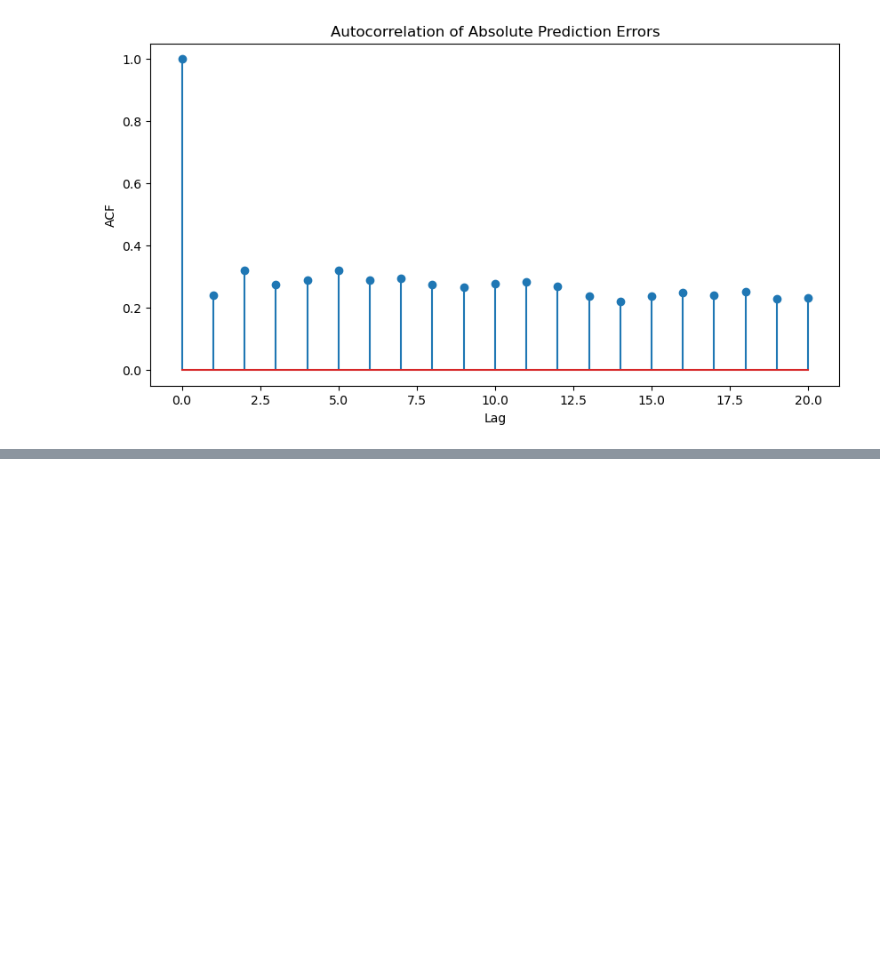
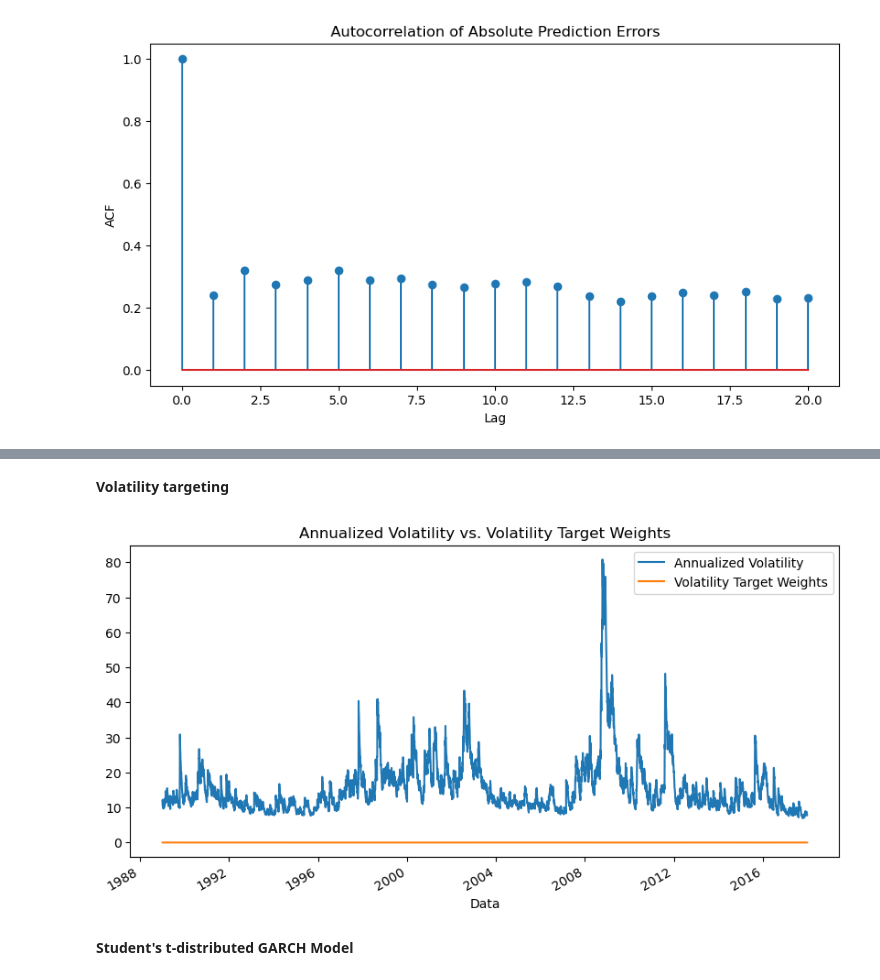
Before and after one commit to Doosheck/metals, a Jupyter notebook: GARCH_S&P500.ipynb, the cells around one changed output, grey strips where cells are left out. Cells and saved outputs as stored; diff of their text form; code cells hidden in the pictures; blank space fills up the shorter version.

```diff
--- a/GARCH_S&P500.ipynb
+++ b/GARCH_S&P500.ipynb
@@ -87 +176,18 @@ Fitting a GARCH(1,1) model to the data.
+# %% [markdown]
+**Volatility targeting**
+# %%
+annual_vol = np.sqrt(252) * garch_vol
+vol_target = 0.05
+vt_weights = vol_target / annual_vol
+
+plt.figure(figsize=(10, 5))
+annual_vol.plot(label='Annualized Volatility')
+vt_weights.plot(label='Volatility Target Weights')
+plt.title("Annualized Volatility vs. Volatility Target Weights")
+plt.legend()
+plt.show()
+# %% [output]
+[figure, added]
+# %% [markdown]
+**Student's t-distributed GARCH Model**
 # %%
```
Also changed, not shown: parts of 18 cells of this notebook.
